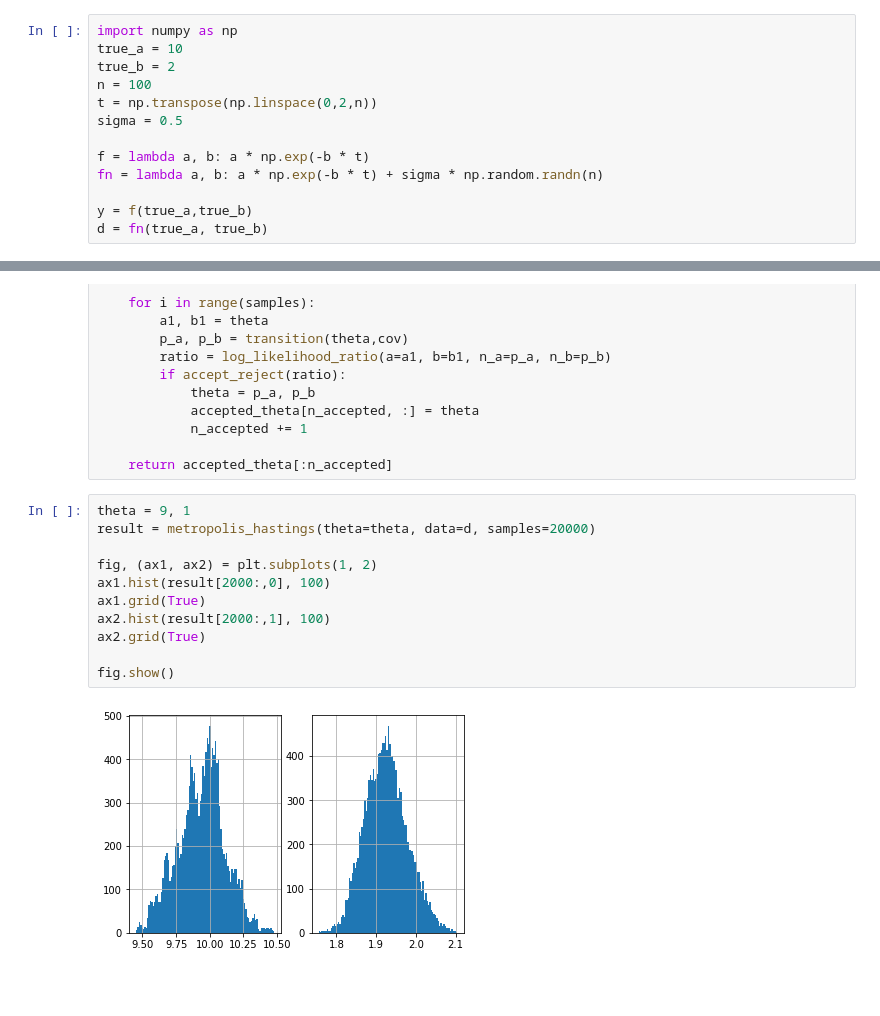
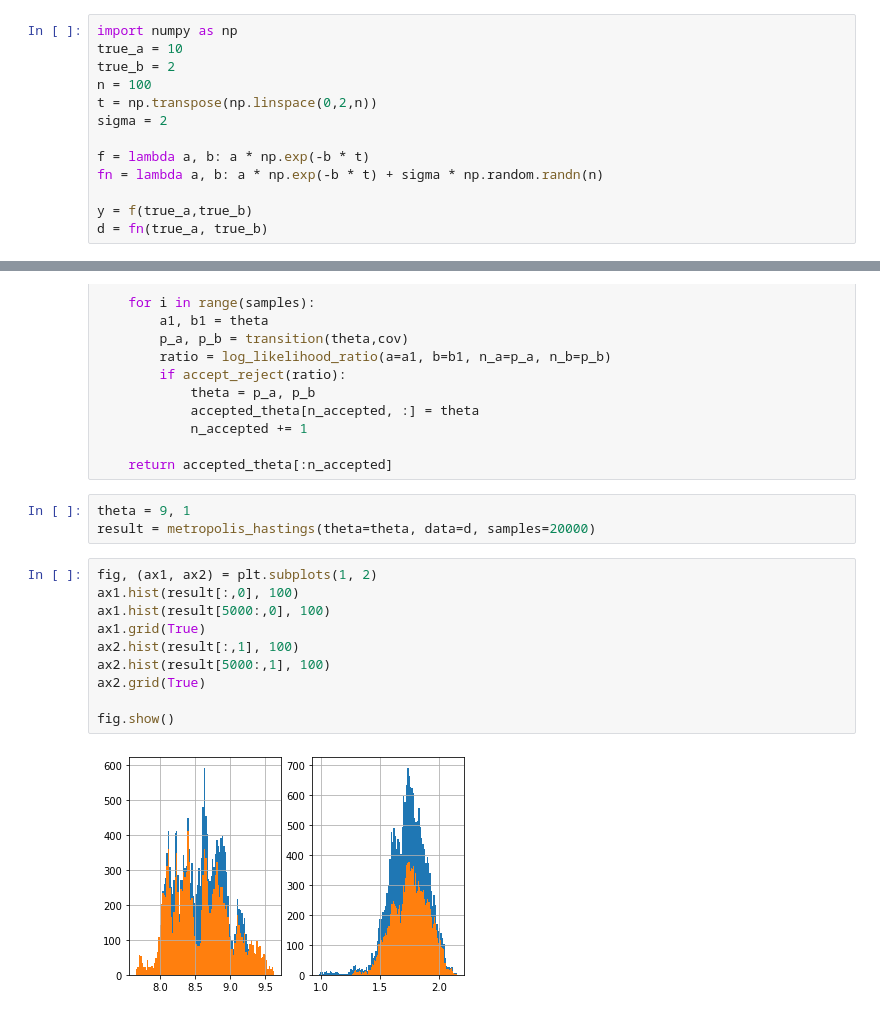
Before and after one commit to PavanChaggar/Bayesian_inference, a Jupyter notebook: python_tutorials/Nonlinear_models.ipynb, the cells around one changed output, grey strips where cells are left out. Cells and saved outputs as stored; diff of their text form; blank space fills up the shorter version.

```diff
--- a/python_tutorials/Nonlinear_models.ipynb
+++ b/python_tutorials/Nonlinear_models.ipynb
@@ -21,7 +21,7 @@ true_a = 10
 true_b = 2
 n = 100
 t = np.transpose(np.linspace(0,2,n))
-sigma = 0.5
+sigma = 2
 
 f = lambda a, b: a * np.exp(-b * t)
 fn = lambda a, b: a * np.exp(-b * t) + sigma * np.random.randn(n)
@@ -313,16 +313,18 @@ def metropolis_hastings(theta, data, samples):
             n_accepted += 1
 
     return accepted_theta[:n_accepted]
+# %%
+theta = 9, 1
+result = metropolis_hastings(theta=theta, data=d, samples=20000)
 # %%
-theta = 9, 1
-result = metropolis_hastings(theta=theta, data=d, samples=20000)
-
 fig, (ax1, ax2) = plt.subplots(1, 2)
-ax1.hist(result[2000:,0], 100)
+ax1.hist(result[:,0], 100)
+ax1.hist(result[5000:,0], 100)
 ax1.grid(True)
-ax2.hist(result[2000:,1], 100)
+ax2.hist(result[:,1], 100)
+ax2.hist(result[5000:,1], 100)
 ax2.grid(True)
 
 fig.show()
 # %% [output]
-[figure, old version]
+[figure, new version]
```
Also changed, not shown: parts of 4 cells of this notebook.
